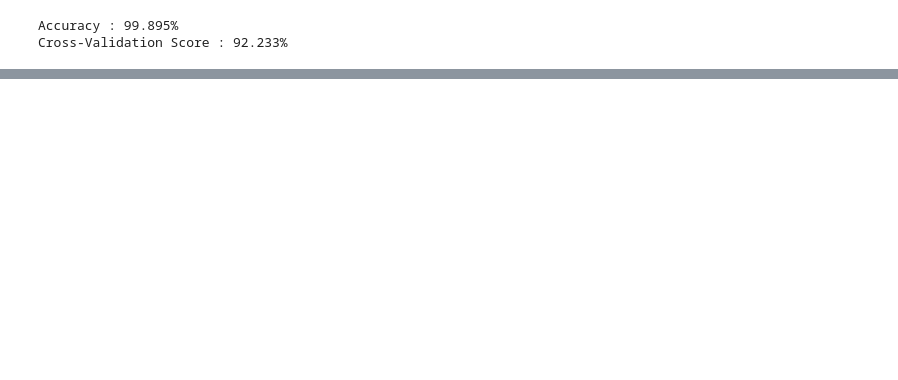
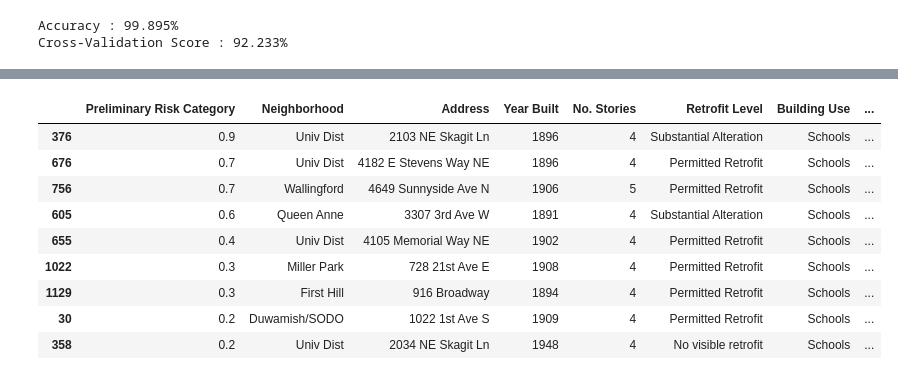
Before and after one commit to Brent-Graner/Seattle_URM_Schools, a Jupyter notebook: Seattle_URM_Schools.ipynb, the cells around one changed output, grey strips where cells are left out. Cells and saved outputs as stored; diff of their text form; code cells hidden in the pictures; blank space fills up the shorter version.

```diff
--- a/Seattle_URM_Schools.ipynb
+++ b/Seattle_URM_Schools.ipynb
@@ -479,0 +472,25 @@ value_count_table(urm, 'No. Stories', 'Preliminary Risk Category')
+# %%
+#To finish up, let's create a list of URM schools with more nuanced risk assessment by re-running the model on the school input data, outputting the probablilty that each building falls into the 'high-risk' category.
+predictions = RF_model.predict_proba(input_data[input_vars])
+
+x = 0
+for y in school_data.index.values: #index values are retained from the original dataframe -> can't loop on range(len(...))
+  school_data.set_value(y, 'Preliminary Risk Category', predictions[x][0])
+  x += 1
+
+#We'll make a special dataset for buildings with nonzero probability of a high-risk classisfication
+high_risk = school_data.loc[(school_data['Preliminary Risk Category'] > 0), ['Preliminary Risk Category','Neighborhood', 'Address',  'Year Built', 'No. Stories', 'Retrofit Level', 'Building Use', 'Estimated Number of Occupants','Confirmation Source']]
+# %%
+#Finally, let's sort the high-risk probablility values to come up with a ranking system-everyone likes rankings.
+high_risk.sort_values('Preliminary Risk Category', ascending = False)
+# %% [output]
+|  | Preliminary Risk Category | Neighborhood | Address | Year Built | No. Stories | Retrofit Level | Building Use | ... |
+| 376 | 0.9 | Univ Dist | 2103 NE Skagit Ln | 1896 | 4 | Substantial Alteration | Schools | ... |
+| 676 | 0.7 | Univ Dist | 4182 E Stevens Way NE | 1896 | 4 | Permitted Retrofit | Schools | ... |
+| 756 | 0.7 | Wallingford | 4649 Sunnyside Ave N | 1906 | 5 | Permitted Retrofit | Schools | ... |
+| 605 | 0.6 | Queen Anne | 3307 3rd Ave W | 1891 | 4 | Substantial Alteration | Schools | ... |
+| 655 | 0.4 | Univ Dist | 4105 Memorial Way NE | 1902 | 4 | Permitted Retrofit | Schools | ... |
+| 1022 | 0.3 | Miller Park | 728 21st Ave E | 1908 | 4 | Permitted Retrofit | Schools | ... |
+| 1129 | 0.3 | First Hill | 916 Broadway | 1894 | 4 | Permitted Retrofit | Schools | ... |
+| 30 | 0.2 | Duwamish/SODO | 1022 1st Ave S | 1909 | 4 | Permitted Retrofit | Schools | ... |
+| 358 | 0.2 | Univ Dist | 2034 NE Skagit Ln | 1948 | 4 | No visible retrofit | Schools | ... |
```
Also changed, not shown: parts of 14 cells of this notebook.
